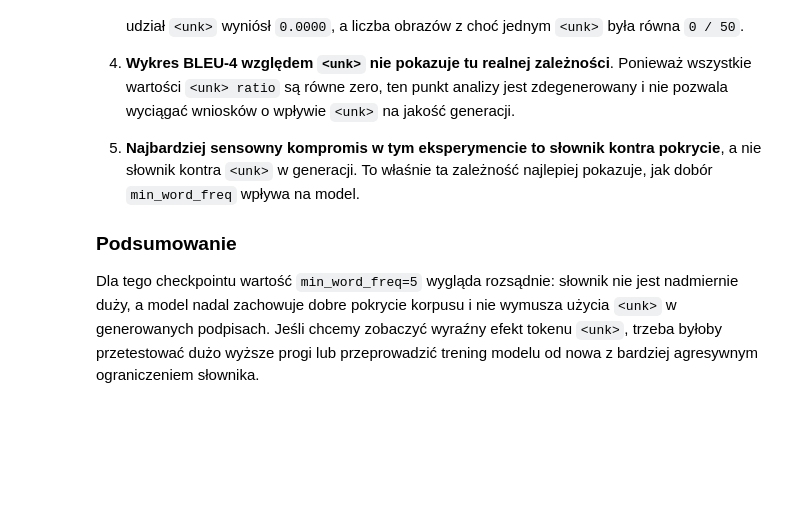
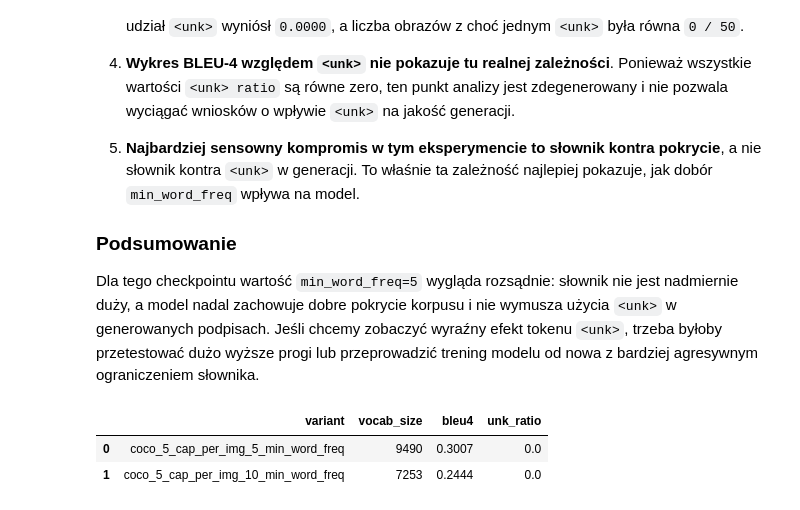
Before and after one commit to christopher-dabrowski/Show-and-Tell, a Jupyter notebook: eksperymenty/eksperyment-10.ipynb, the cells around one changed output. Saved outputs shown, nothing was run; the diff lists cells and outputs as text; code cells hidden in the pictures; blank space fills up the shorter version.

```diff
--- a/eksperymenty/eksperyment-10.ipynb
+++ b/eksperymenty/eksperyment-10.ipynb
@@ -310,3 +316,101 @@ Trend line skipped: insufficient variation in <unk> ratio values.
 ### Podsumowanie
 
 Dla tego checkpointu wartość `min_word_freq=5` wygląda rozsądnie: słownik nie jest nadmiernie duży, a model nadal zachowuje dobre pokrycie korpusu i nie wymusza użycia `<unk>` w generowanych podpisach. Jeśli chcemy zobaczyć wyraźny efekt tokenu `<unk>`, trzeba byłoby przetestować dużo wyższe progi lub przeprowadzić trening modelu od nowa z bardziej agresywnym ograniczeniem słownika.
+# %%
+# Porównanie wariantów: wielkość słownika, BLEU-4 i próbny udział <unk>
+import subprocess
+import re
+import json
+import os
+import sys
+import torch
+
+repo_root = os.path.abspath('..')
+python_exe = sys.executable
+
+variants = [
+    'coco_5_cap_per_img_5_min_word_freq',
+    'coco_5_cap_per_img_10_min_word_freq',
+]
+
+results = []
+
+for v in variants:
+    wm_path = os.path.join(repo_root, 'dataset', 'WORDMAP_' + v + '.json')
+    if not os.path.exists(wm_path):
+        print(f"Warning: WORDMAP for {v} not found")
+        continue
+
+    with open(wm_path, 'r') as f:
+        wm = json.load(f)
+    vocab_size = len(wm)
+
+    ckpt = os.path.join(repo_root, 'BEST_checkpoint_' + v + '_state_dict.pth.tar')
+    if not os.path.exists(ckpt):
+        legacy = os.path.join(repo_root, 'BEST_checkpoint_' + v + '.pth.tar')
+        ckpt = legacy if os.path.exists(legacy) else None
+
+    bleu = None
+    unk_ratio = None
+
+    if ckpt is not None:
+        try:
+            eval_script = os.path.join(repo_root, 'eval.py')
+            data_folder = os.path.join(repo_root, 'dataset')
+            cmd = [
+                python_exe,
+                eval_script,
+                '--data-folder', data_folder,
+                '--data-name', v,
+                '--checkpoint', ckpt,
+                '--word-map-file', wm_path,
+            ]
+            out = subprocess.check_output(cmd, stderr=subprocess.STDOUT, text=True, cwd=repo_root)
+            # Robustly parse BLEU-4 value from the script output
+            m = re.search(r'BLEU-4.*is\s*([0-9]+(?:\.[0-9]+)?)', out)
+            if m:
+                num_str = m.group(1).strip()
+                try:
+                    bleu = float(num_str)
+                except ValueError:
+                    cleaned = re.sub(r'[^0-9.]', '', num_str)
+                    try:
+                        bleu = float(cleaned)
+                    except Exception:
+                        print(f"Failed to parse BLEU from eval output for {v}: '{num_str}'\nOutput:\n{out}")
+                        bleu = None
+        except subprocess.CalledProcessError as e:
+            print(f"Evaluation for {v} failed:\n{e.output}")
+
+        try:
+            with open(wm_path, 'r') as f:
+                word_map = json.load(f)
+            unk_id = word_map.get('<unk>')
+
+            encoder_tmp, decoder_tmp, _ = load_model_from_checkpoint(ckpt, len(word_map))
+
+            sample_files = [img['filename'] for img in dataset['images'] if img['split'] in {'val', 'test'}][:50]
+            counts = []
+            with torch.no_grad():
+                for fn in sample_files:
+                    fpath = os.path.join(repo_root, 'dataset', 'val2014', fn)
+                    if not os.path.exists(fpath):
+                        continue
+                    seq, _ = caption_image_beam_search(encoder_tmp, decoder_tmp, fpath, word_map, 5)
+                    seq_clean = [i for i in seq if i not in {word_map['<start>'], word_map['<end>'], word_map['<pad>']}]
+                    if len(seq_clean) == 0:
+                        continue
+                    unk_count = sum(1 for t in seq_clean if t == unk_id)
+                    counts.append(unk_count / len(seq_clean))
+            unk_ratio = sum(counts) / len(counts) if counts else 0
+        except Exception as e:
+            print(f"<unk> sampling for {v} failed: {e}")
+
+    results.append({'variant': v, 'vocab_size': vocab_size, 'bleu4': bleu, 'unk_ratio': unk_ratio})
+
+import pandas as pd
+pd.DataFrame(results)
+# %% [output]
+|  | variant | vocab_size | bleu4 | unk_ratio |
+| 0 | coco_5_cap_per_img_5_min_word_freq | 9490 | 0.3007 | 0.0 |
+| 1 | coco_5_cap_per_img_10_min_word_freq | 7253 | 0.2444 | 0.0 |
```
Also changed, not shown: parts of 5 cells of this notebook, 5 other files.
